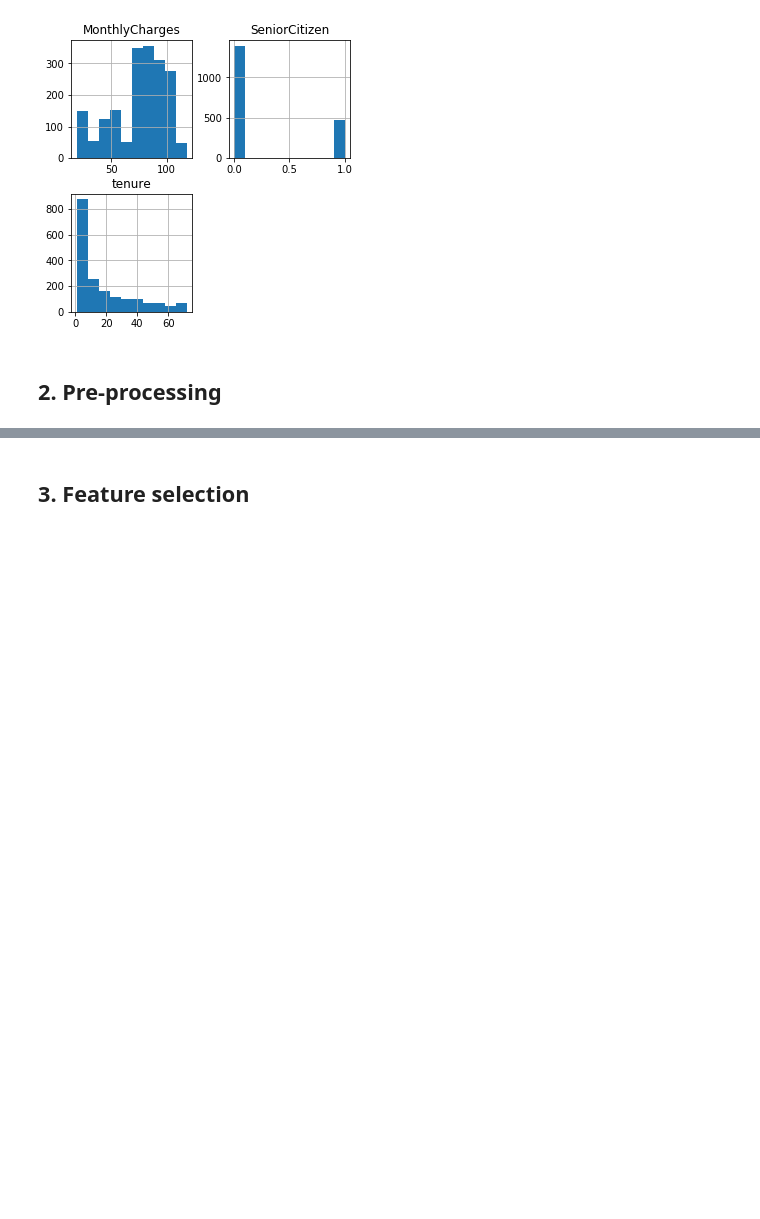
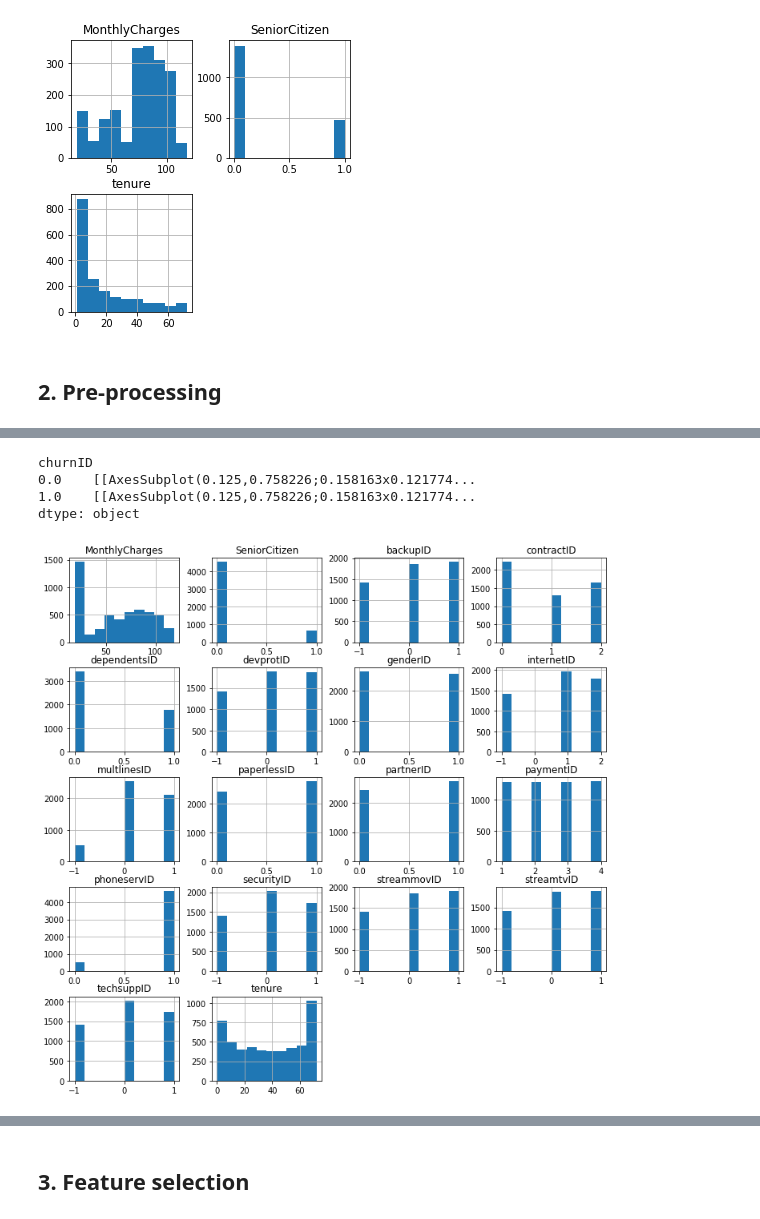
Before and after one commit to g14r/mobile_churn, a Jupyter notebook: mobile_churn.ipynb, the cells around one changed output, grey strips where cells are left out. Saved outputs shown, nothing was run; the diff lists cells and outputs as text; code cells hidden in the pictures; blank space fills up the shorter version.

```diff
--- a/mobile_churn.ipynb
+++ b/mobile_churn.ipynb
@@ -156,0 +163,9 @@ dtype: object
+# %%
+# Re-explore features
+df.groupby('churnID').hist(figsize=(12, 12))
+# %% [output]
+churnID
+0.0    [[AxesSubplot(0.125,0.758226;0.158163x0.121774...
+1.0    [[AxesSubplot(0.125,0.758226;0.158163x0.121774...
+dtype: object
+[figure, added]
```
Also changed, not shown: parts of 6 cells of this notebook, 1 other file.
